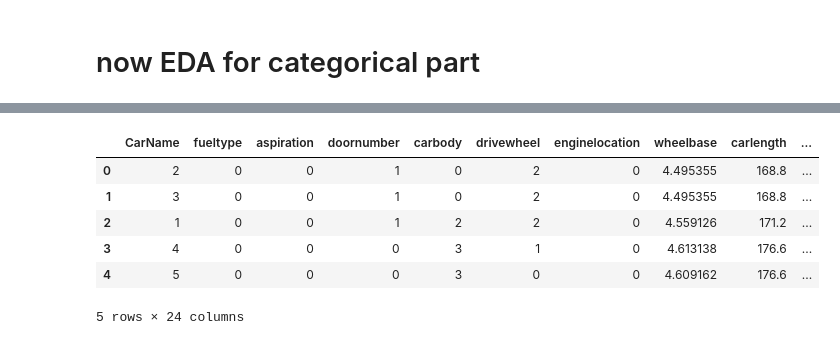
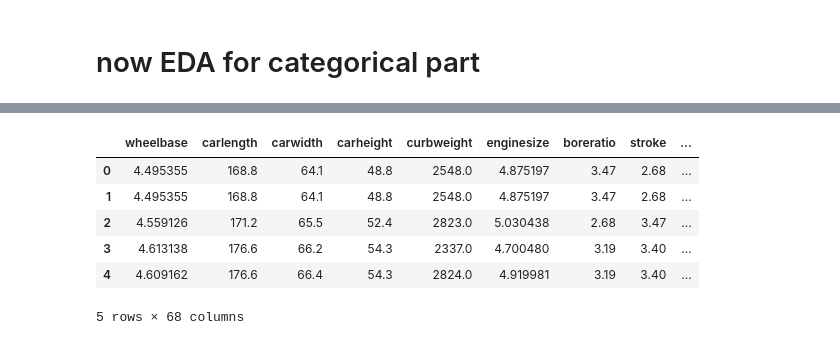
Before and after one commit to devpatel0005/Car-Price-Prediction, a Jupyter notebook: car_price_prediction.ipynb, the cells around one changed output, grey strips where cells are left out. Saved outputs shown, nothing was run; the diff lists cells and outputs as text; code cells hidden in the pictures.

```diff
--- a/car_price_prediction.ipynb
+++ b/car_price_prediction.ipynb
@@ -177,19 +219,27 @@ for i in cat_cols:
 [figure]
 # %%
 #here using OneHotEncoder will result in creation of too many columns resulting in more complextiy of the  model, so used Label Encoder
+'''
 from sklearn.preprocessing import LabelEncoder
 le=LabelEncoder()
 for i in cat_cols:
   df[i]=le.fit_transform(df[i])
 df.head()
+'''
+from sklearn.preprocessing import OneHotEncoder
+ohe=OneHotEncoder(sparse_output=False)
+ohe_df=pd.DataFrame(ohe.fit_transform(df[cat_cols]),columns=ohe.get_feature_names_out())
+df=pd.concat([df.drop(cat_cols,axis=1),ohe_df],axis=1)
-# %% [output]
-|  | CarName | fueltype | aspiration | doornumber | carbody | drivewheel | enginelocation | wheelbase | carlength | ... |
-| 0 | 2 | 0 | 0 | 1 | 0 | 2 | 0 | 4.495355 | 168.8 | ... |
-| 1 | 3 | 0 | 0 | 1 | 0 | 2 | 0 | 4.495355 | 168.8 | ... |
-| 2 | 1 | 0 | 0 | 1 | 2 | 2 | 0 | 4.559126 | 171.2 | ... |
-| 3 | 4 | 0 | 0 | 0 | 3 | 1 | 0 | 4.613138 | 176.6 | ... |
-| 4 | 5 | 0 | 0 | 0 | 3 | 0 | 0 | 4.609162 | 176.6 | ... |
-5 rows × 24 columns
+# %%
+df.head()
+# %% [output]
+|  | wheelbase | carlength | carwidth | carheight | curbweight | enginesize | boreratio | stroke | ... |
+| 0 | 4.495355 | 168.8 | 64.1 | 48.8 | 2548.0 | 4.875197 | 3.47 | 2.68 | ... |
+| 1 | 4.495355 | 168.8 | 64.1 | 48.8 | 2548.0 | 4.875197 | 3.47 | 2.68 | ... |
+| 2 | 4.559126 | 171.2 | 65.5 | 52.4 | 2823.0 | 5.030438 | 2.68 | 3.47 | ... |
+| 3 | 4.613138 | 176.6 | 66.2 | 54.3 | 2337.0 | 4.700480 | 3.19 | 3.40 | ... |
+| 4 | 4.609162 | 176.6 | 66.4 | 54.3 | 2824.0 | 4.919981 | 3.19 | 3.40 | ... |
+5 rows × 68 columns
 # %%
 x=df.drop('price', axis=1)
 y=df['price']
```
Also changed, not shown: parts of 9 cells of this notebook.
